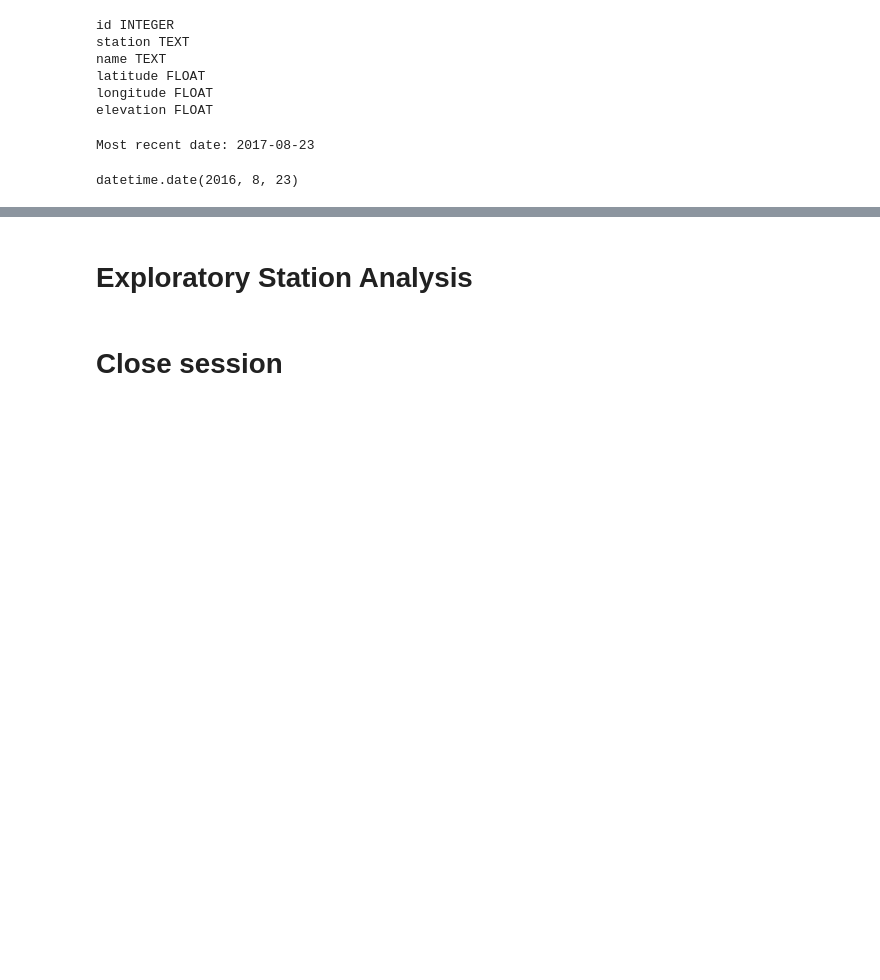
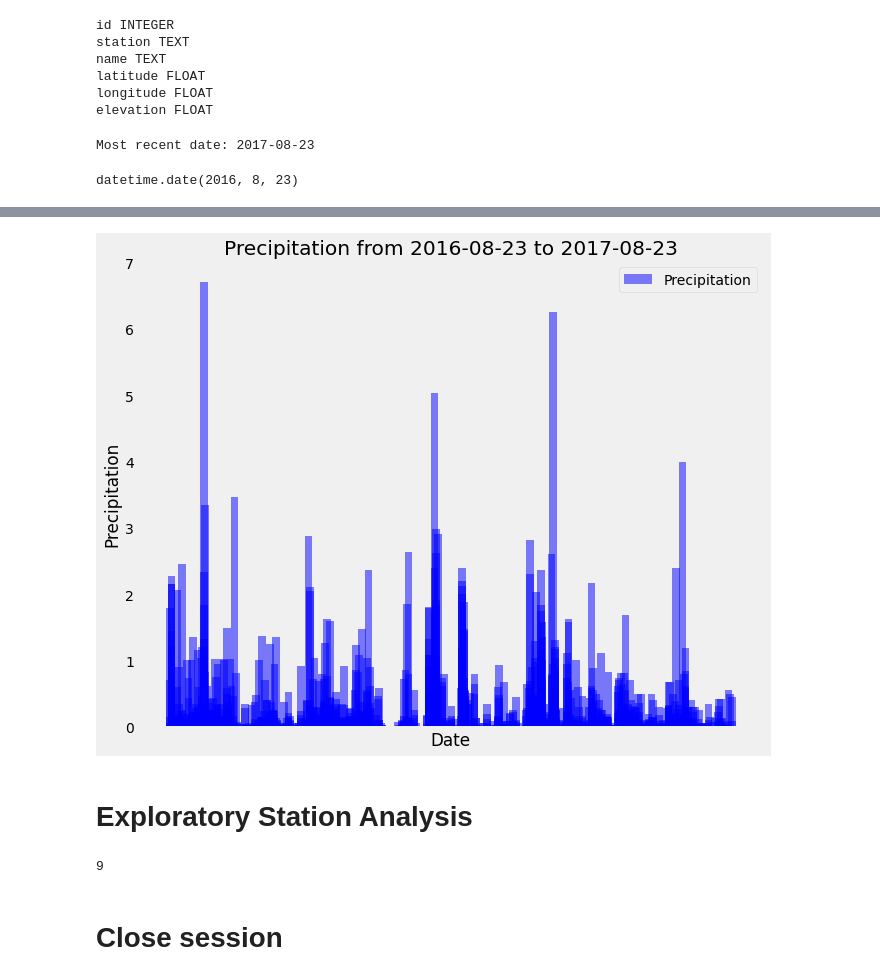
Before and after one commit to couma-dev/sqlalchemy-challenge, a Jupyter notebook: climate_starter.ipynb, the cells around one changed output, grey strips where cells are left out. Cells and saved outputs as stored; diff of their text form; code cells hidden in the pictures; blank space fills up the shorter version.

```diff
--- a/climate_starter.ipynb
+++ b/climate_starter.ipynb
@@ -129,7 +189,32 @@ precipitation_df.describe()
+# %%
+# Use Pandas Plotting with Matplotlib to plot the data
+
+#change precipitation index (date) into a list for the y axis and the precipitation values into a list for the x axis
+
+y_axis = precipitation_df['Precipitation'].tolist()
+x_axis = precipitation_df.index.tolist()
+plt.figure(figsize = (10,8))
+plt.bar(x_axis, y_axis, width = 5, color ='b', align = 'center', alpha = 0.5, label  ='Precipitation' )
+plt.tick_params( axis='x',which='both',top=False,labelbottom=False)
+major_ticks = np.arange(0,400,80)
+plt.xticks(major_ticks)
+
+plt.title ("Precipitation from 2016-08-23 to 2017-08-23")
+plt.xlabel("Date")
+plt.ylabel('Precipitation')
+plt.grid (which = 'major', axis = 'both', linestyle = '-')
+plt.legend()
+plt.savefig("precipitation.png")
+plt.show()
+# %% [output]
+[figure, added]
 # %% [markdown]
 # Exploratory Station Analysis
 # %%
 # Design a query to calculate the total number stations in the dataset
+session.query(Station.id).count()
+# %% [output]
+9
 # %%
 # Design a query to find the most active stations (i.e. what stations have the most rows?)
 # List the stations and the counts in descending order.
```
Also changed, not shown: parts of 9 cells of this notebook, 1 other file.
